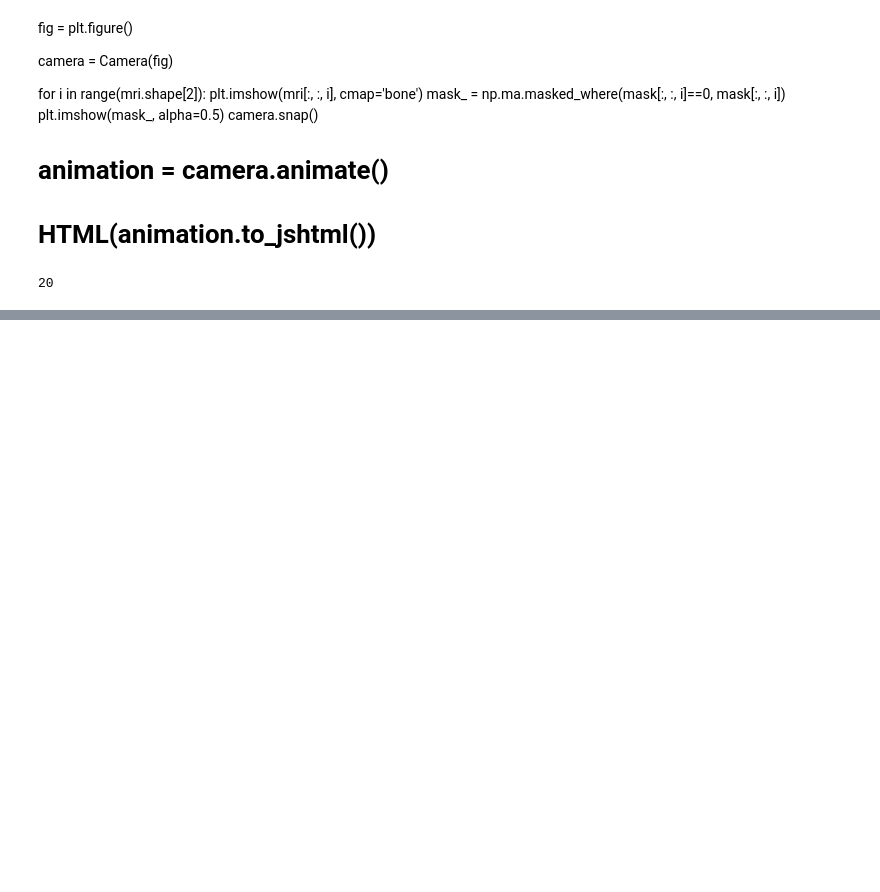
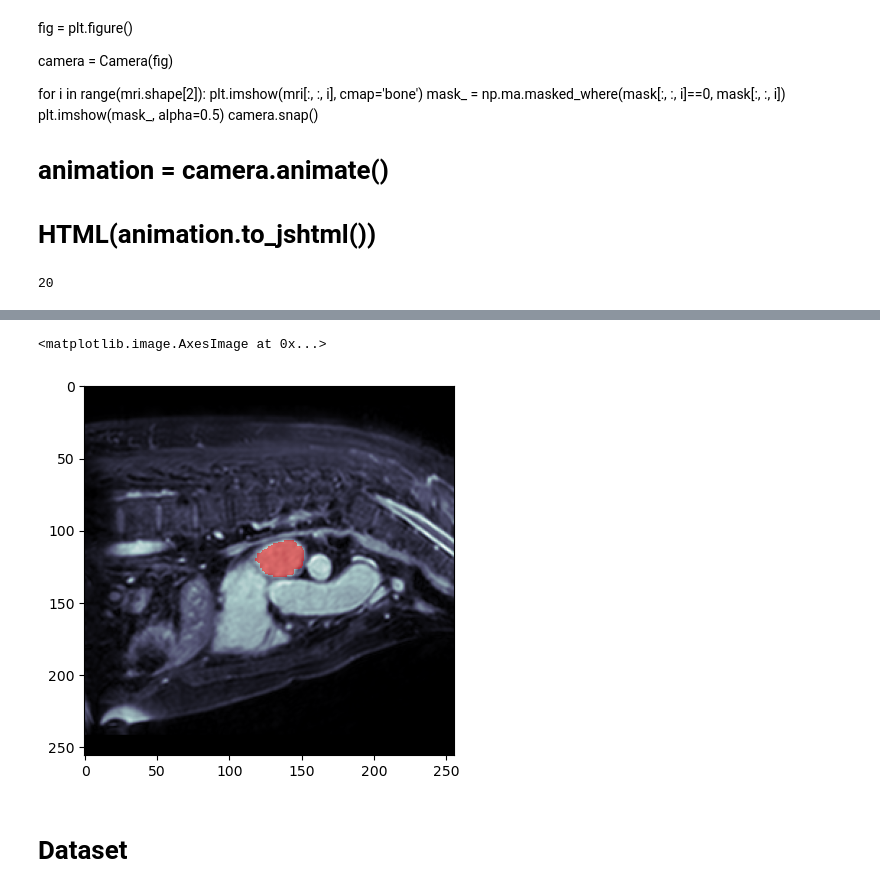
Before and after one commit to drsehid/atrium-segmentation, a Jupyter notebook: atrium-segment.ipynb, the cells around one changed output, grey strips where cells are left out. Saved outputs shown, nothing was run; the diff lists cells and outputs as text; code cells hidden in the pictures; blank space fills up the shorter version.

```diff
--- a/atrium-segment.ipynb
+++ b/atrium-segment.ipynb
@@ -145,0 +234,15 @@ for counter, path_to_mri_data in enumerate(tqdm(all_files)):
+# %%
+path = Path("preprocessed/train/0")
+file = '50.npy'
+slice_ = np.load(path/"data"/file)
+mask = np.load(path/"masks"/file)
+# %%
+plt.figure()
+plt.imshow(slice_, cmap='bone')
+mask_ = np.ma.masked_where(mask==0, mask)
+plt.imshow(mask_, alpha=0.5, cmap="autumn")
+# %% [output]
+<matplotlib.image.AxesImage at 0x...>
+[figure, added]
+# %% [markdown]
+# Dataset
```
Also changed, not shown: parts of 24 cells of this notebook.
